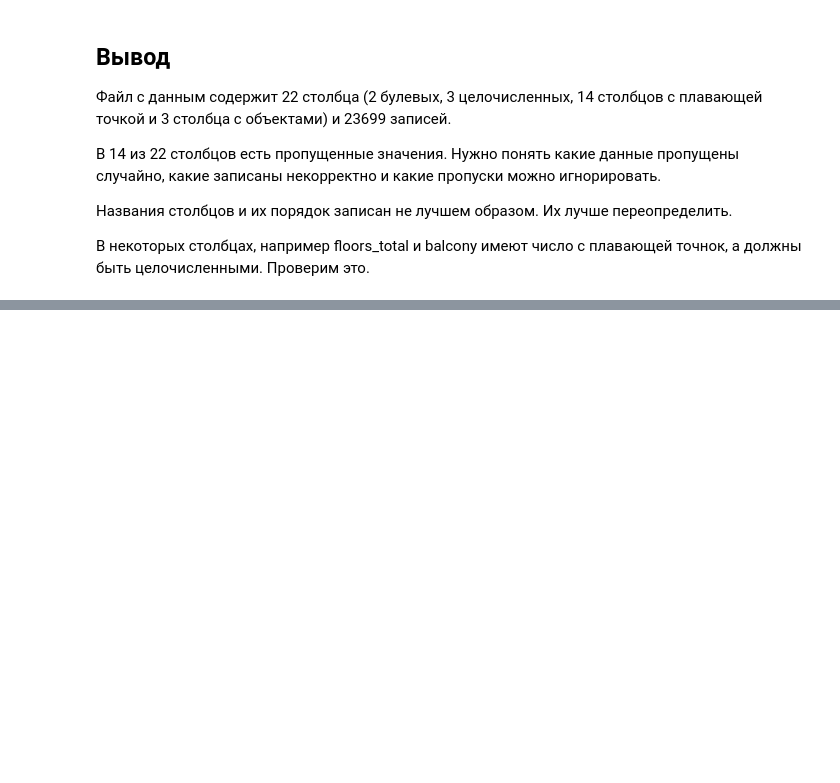
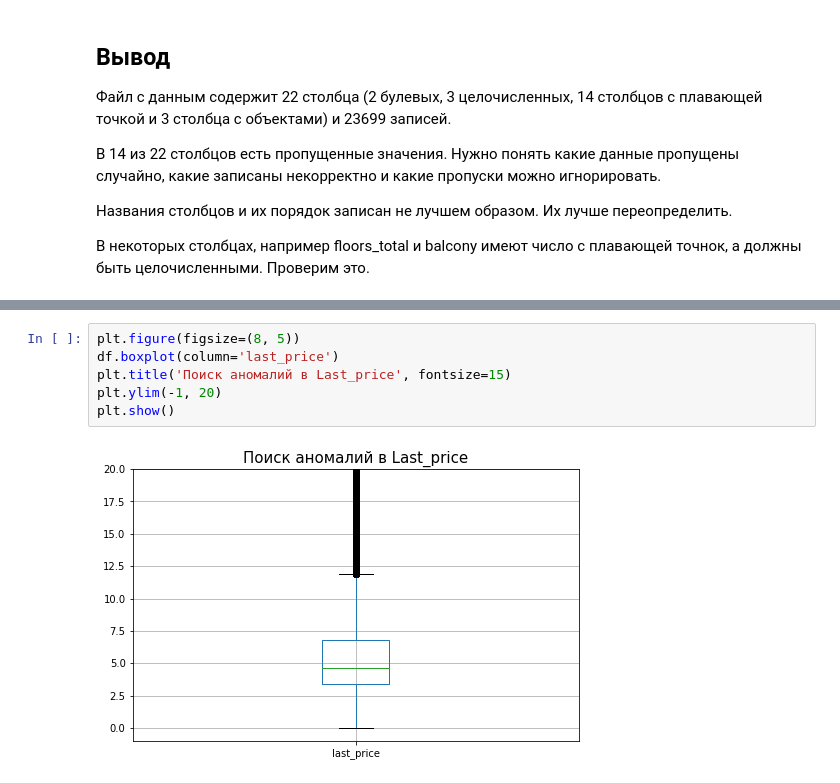
Before and after one commit to FrolovskiyKirill/Data-Science-Projects, a Jupyter notebook: Project_Two.ipynb, the cells around one changed output, grey strips where cells are left out. Drawn from its saved outputs; the diff is of its cells as text; blank space fills up the shorter version.

```diff
--- a/Project_Two.ipynb
+++ b/Project_Two.ipynb
@@ -150,0 +470,8 @@ Name: studio, Length: 23699, dtype: bool
+# %%
+plt.figure(figsize=(8, 5))
+df.boxplot(column='last_price')
+plt.title('Поиск аномалий в Last_price', fontsize=15)
+plt.ylim(-1, 20)
+plt.show()
+# %% [output]
+[figure, added]
```
Also changed, not shown: parts of 66 cells of this notebook.
